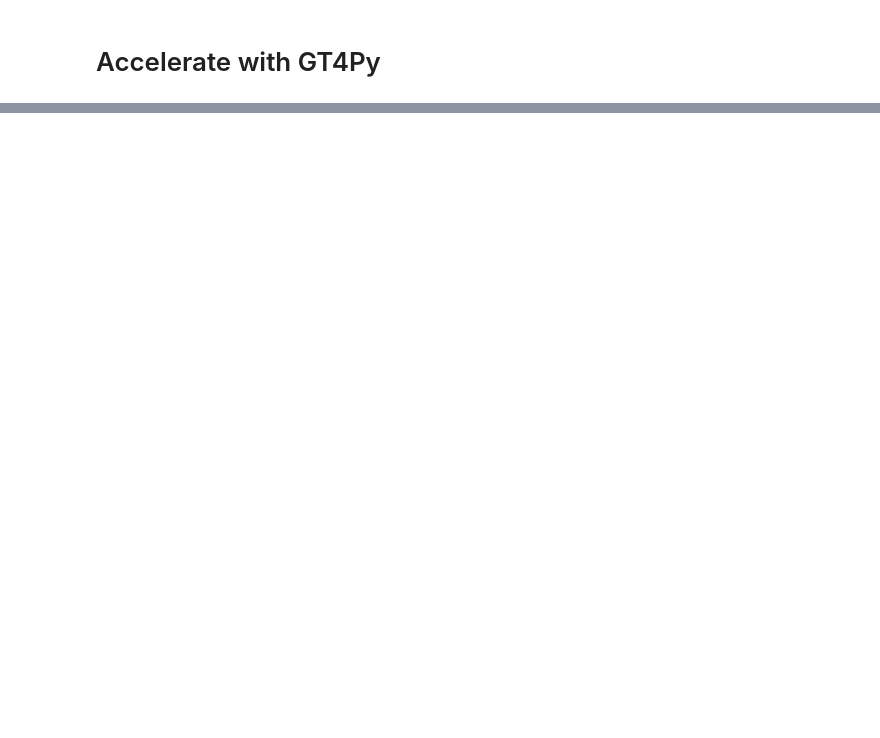
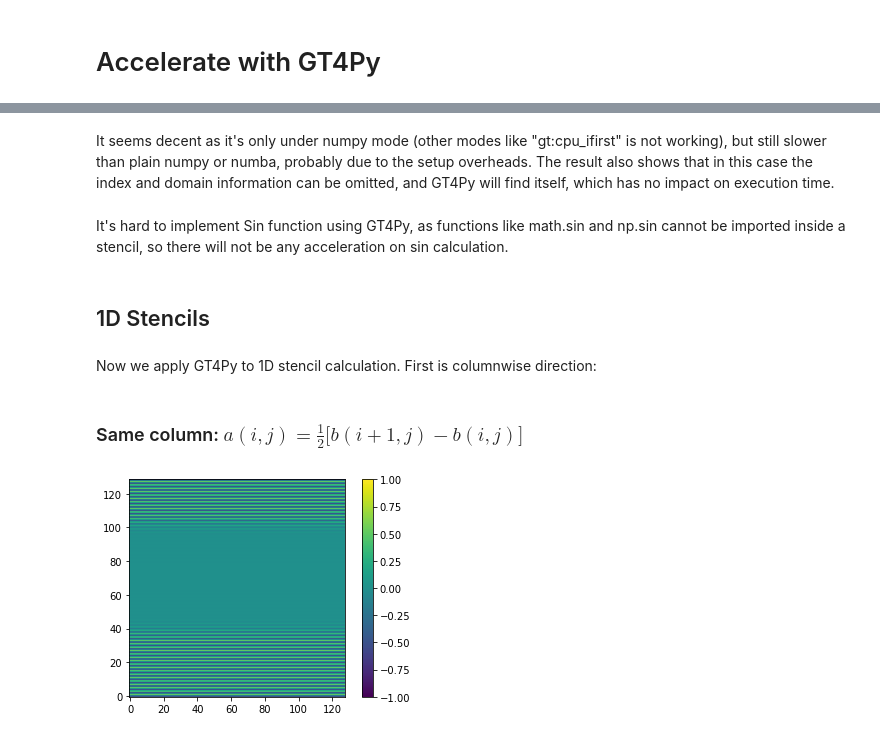
Before and after one commit to ofuhrer/HPC4WC, a Jupyter notebook: projects/2023/project12_highlevel_programming/3_gt4py.ipynb, the cells around one changed output, grey strips where cells are left out. Cells and saved outputs as stored; diff of their text form; code cells hidden in the pictures; blank space fills up the shorter version.

```diff
--- a/projects/2023/project12_highlevel_programming/3_gt4py.ipynb
+++ b/projects/2023/project12_highlevel_programming/3_gt4py.ipynb
@@ -37,0 +107,58 @@ It is very important to declare the backends of GT4Py in the first place.
+# %% [markdown]
+It seems decent as it's only under numpy mode (other modes like "gt:cpu_ifirst" is not working), but still slower than plain numpy or numba, probably due to the setup overheads.
+The result also shows that in this case the index and domain information can be omitted, and GT4Py will find itself, which has no impact on execution time.
+# %% [markdown]
+It's hard to implement Sin function using GT4Py, as functions like math.sin and np.sin cannot be imported inside a stencil, so there will not be any acceleration on sin calculation.
+# %% [markdown]
+## 1D Stencils
+# %% [markdown]
+Now we apply GT4Py to 1D stencil calculation. First is columnwise direction:
+# %% [markdown]
+###  Same column: $a(i,j) = \frac{1}{2} \Big[b(i+1,j) - b(i,j)\Big]$
+# %%
+def gt4py_1D_col_def(
+    in_field: gtscript.Field[np.float64],
+    out_field: gtscript.Field[np.float64],
+):
+
+    from __gtscript__ import PARALLEL, computation, interval
+
+    with computation(PARALLEL), interval(...):
+        # Apply 1D stencil in gt4py style
+        out_field = 0.5 * (in_field[1, 0, 0] - in_field[0, 0, 0])
+
+def gt4py_1D_col_apply(in_field, out_field, N_ITER=1):
+    # Define origin and domain for the stencil
+    origin = (0, 0, 0)
+    nx = in_field.shape[0] - 1
+    domain = (
+        nx,
+        in_field.shape[1],
+        in_field.shape[2]
+    )
+    # Iteration
+    for iter in range(N_ITER):
+        # Update halo value
+        in_field[nx, :, :] = in_field[0, :, :]
+
+        gt4py_1D_col_stencil(
+            in_field=in_field,
+            out_field=out_field,
+            origin=origin,
+            domain=domain
+        )
+
+        if iter < N_ITER - 1:
+            in_field, out_field = out_field, in_field
+
+    return out_field
+# %%
+backend = "numpy"
+gt4py_1D_col_stencil = gtscript.stencil(backend=backend, definition=gt4py_1D_col_def)
+# %%
+in_field, out_field = initialize_fields(NX+1, NY, NZ, mode="horizontal-bars", order="C", ifirst=True)
+in_field, out_field = array_to_gt_storage(in_field, out_field, backend=backend, index=(0, 0, 0))
+out_field = gt4py_1D_col_apply(in_field, out_field, N_ITER=N_ITER)
+plot_field(out_field, ifirst=True)
+# %% [output]
+[figure, added]
```
Also changed, not shown: parts of 30 cells of this notebook, 1 other file.
